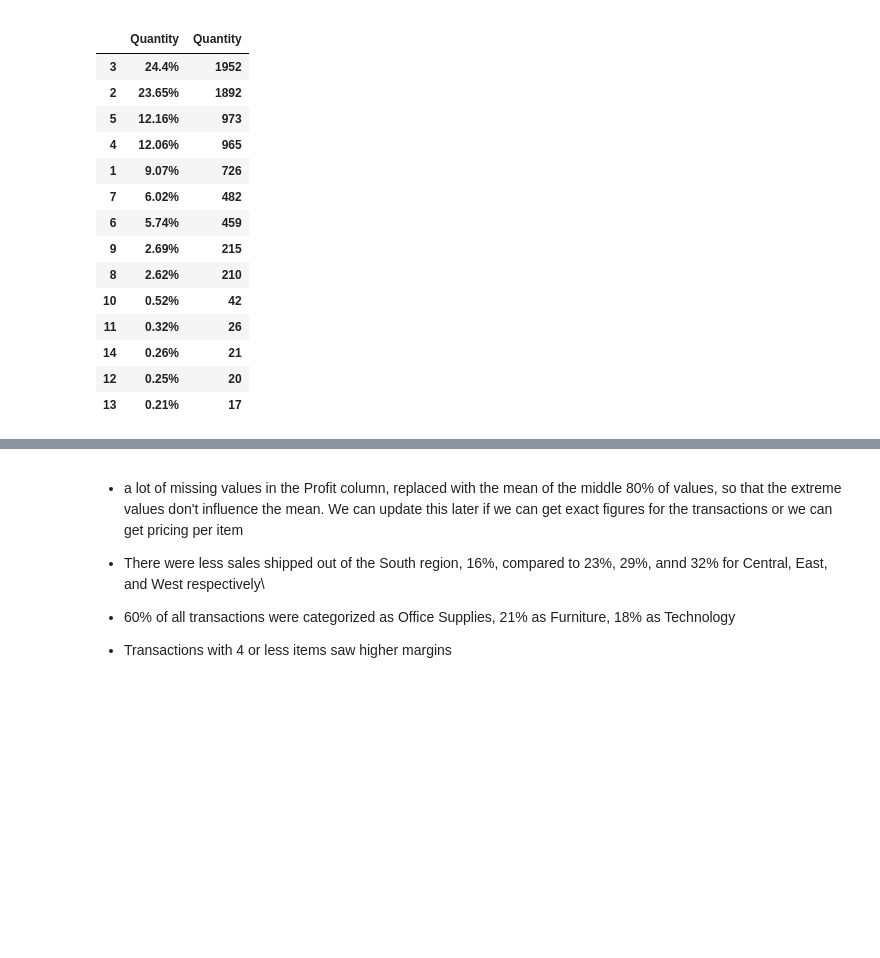
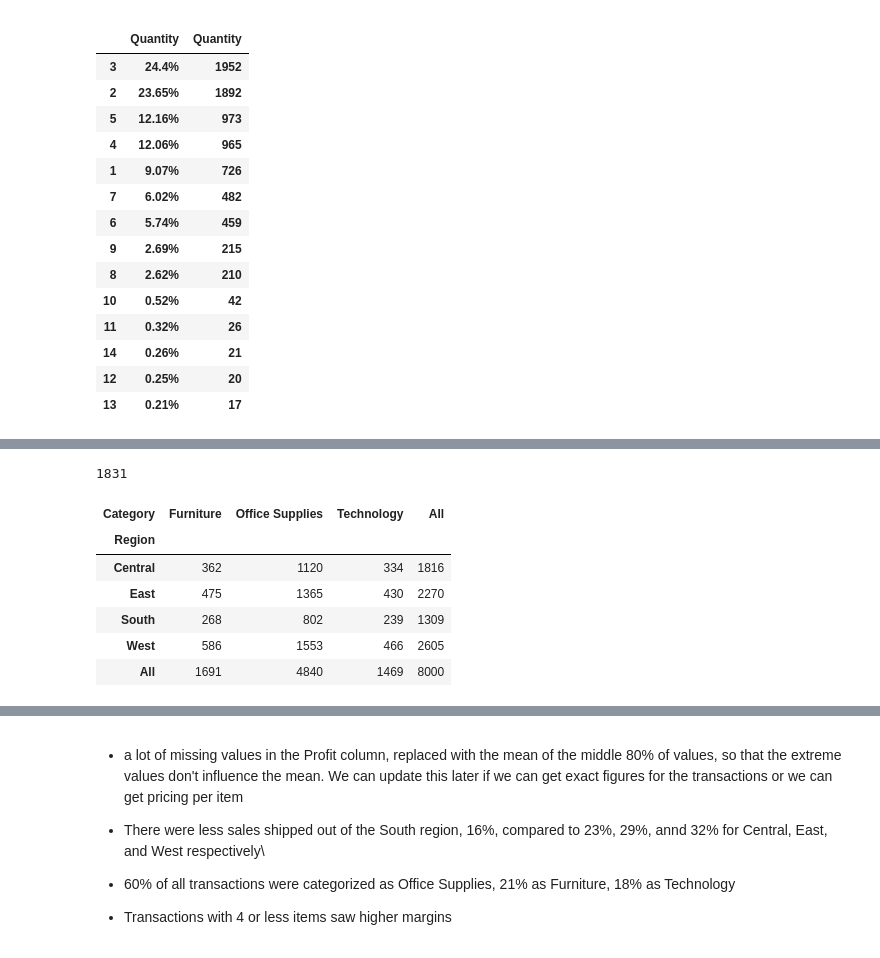
Before and after one commit to WickedoneC/Misc, a Jupyter notebook: DC_DAP/Untitled.ipynb, the cells around one changed output, grey strips where cells are left out. Cells and saved outputs as stored; diff of their text form; code cells hidden in the pictures; blank space fills up the shorter version.

```diff
--- a/DC_DAP/Untitled.ipynb
+++ b/DC_DAP/Untitled.ipynb
@@ -550,0 +644,14 @@ prettyTable(df, 'Quantity')
+# %%
+display(df['Product ID'].nunique())
+
+# df.pivot(index='Region', columns='Category', values='Product ID')
+df.pivot_table(index='Region', columns='Category', values='Product ID', aggfunc='count', margins = True)
+# %% [output]
+1831
+| Category | Furniture | Office Supplies | Technology | All |
+| Region |  |  |  |  |
+| Central | 362 | 1120 | 334 | 1816 |
+| East | 475 | 1365 | 430 | 2270 |
+| South | 268 | 802 | 239 | 1309 |
+| West | 586 | 1553 | 466 | 2605 |
+| All | 1691 | 4840 | 1469 | 8000 |
```
Also changed, not shown: parts of 21 cells of this notebook.
